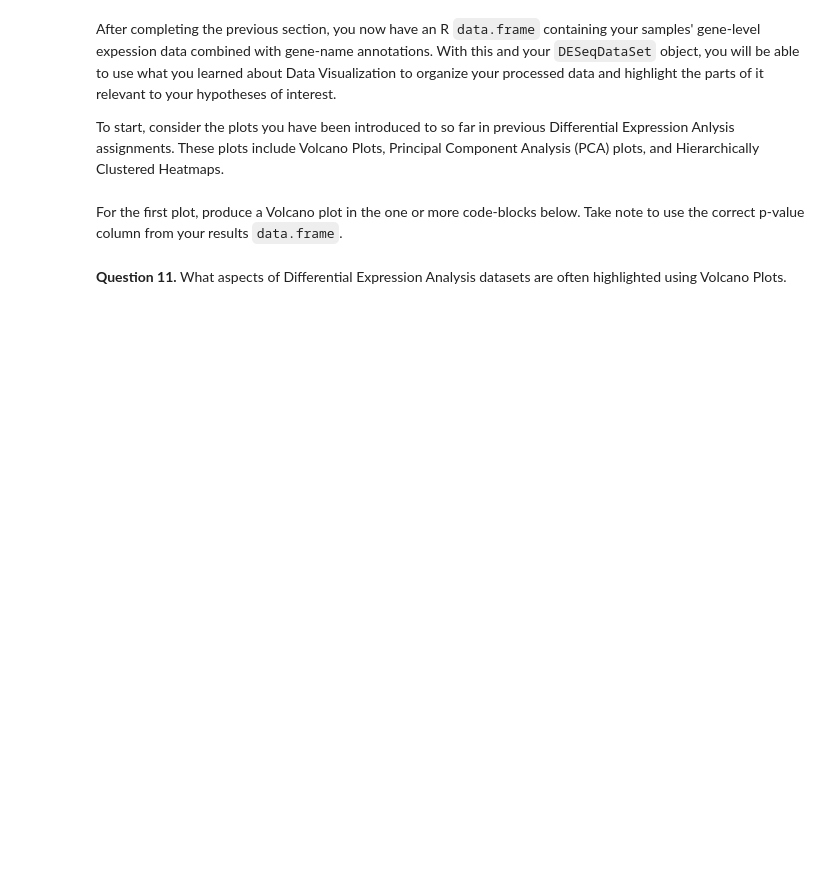
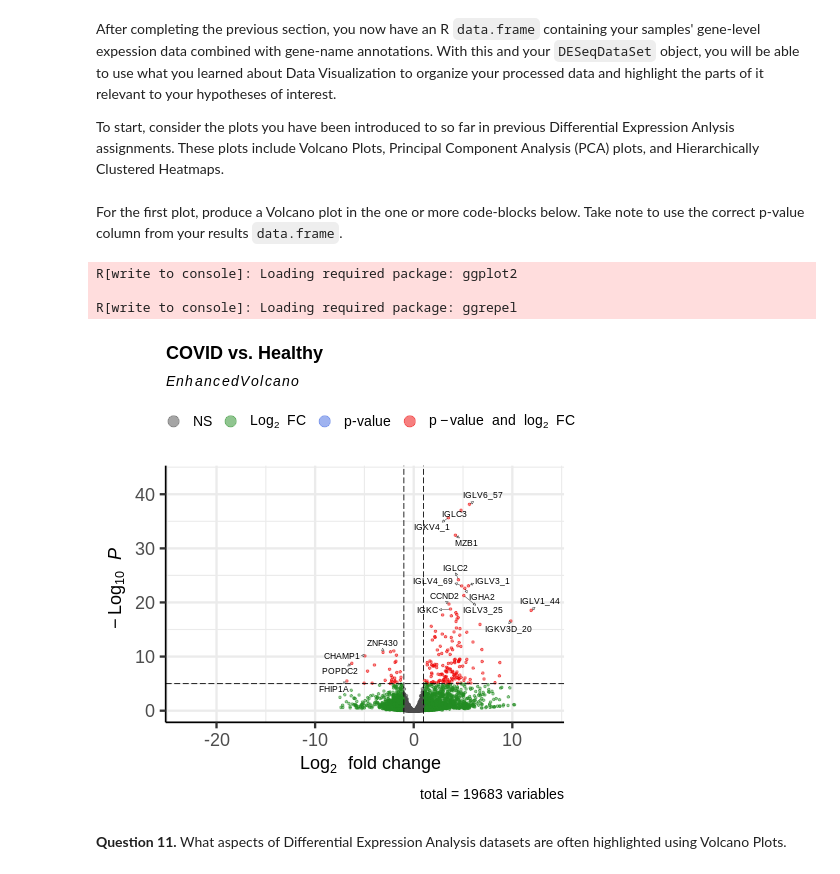
Before and after one commit to CynthiaFlaire/Bioinformatics-Course-2022_FinalProjectExample, a Jupyter notebook: notebook/USMFFinalProject_MyKey.ipynb, the cells around one changed output. Saved outputs shown, nothing was run; the diff lists cells and outputs as text; code cells hidden in the pictures; blank space fills up the shorter version.

```diff
--- a/notebook/USMFFinalProject_Public.ipynb
+++ b/notebook/USMFFinalProject_MyKey.ipynb
@@ -213,2 +508,5 @@ The output of these two code-blocks is an R SummarizedExperiment object storing
 # %% [markdown]
 For the reason you just described, run the normalization and statisical test steps of DEA using one or more code-blocks below.
+# %%
+%%R
+dds <- DESeqDataSet(geneSummarizedExp, design = ~ condition)
@@ -214,0 +515,3 @@ For the reason you just described, run the normalization and statisical test ste
+# %%
+%%R
+dds <- DESeq(dds)
@@ -227,8 +548,11 @@ nrow(dds[ rowSums(counts(dds)) > 1, ])
 # %% [markdown]
 Knowing this, use the above two code-blocks to write R code that will filter out the unexpressed genes. This should produce a reduced version of the R object called `ddsTwo`.
+# %%
+%%R
+ddsTwo <- dds[ rowSums(counts(dds)) > 1, ]
 # %% [markdown]
 Next, fill in each ◼◼◼◼◼ below with the correct `sample_type` label (ex. "Healthy" or "COVID") to extract a results table from the reduced object. The first ◼◼◼◼◼ and second ◼◼◼◼◼ will serve as the numerator and divisor of fold change respectively.
 # %%
 %%R
-resultsTable <- results(ddsTwo, contrast=c("condition","◼◼◼◼◼","◼◼◼◼◼"), tidy=TRUE)
+resultsTable <- results(ddsTwo, contrast=c("condition","COVID","Healthy"), tidy=TRUE)
 head(resultsTable)
@@ -246,6 +600,20 @@ After completing the previous section, you now have an R `data.frame` containing
 To start, consider the plots you have been introduced to so far in previous Differential Expression Anlysis assignments. These plots include Volcano Plots, Principal Component Analysis (PCA) plots, and Hierarchically Clustered Heatmaps.
 # %% [markdown]
 For the first plot, produce a Volcano plot in the one or more code-blocks below. Take note to use the correct p-value column from your results `data.frame`.
+# %%
+%%R
+devtools::install_github('kevinblighe/EnhancedVolcano', quiet = TRUE)
+library(EnhancedVolcano)
+# %% [output]
+R[write to console]: Loading required package: ggplot2
+
+R[write to console]: Loading required package: ggrepel
+# %%
+%%R
+#pdf("volcanoPlot.pdf", width = 9, height = 9)
+EnhancedVolcano(resultsTable, x = 'log2FoldChange', y = 'padj', pCutoff = 10e-6, FCcutoff = 1,  pointSize = 1, title = 'COVID vs. Healthy', lab = resultsTable$gene_name, labSize = 3.0,  parseLabels = TRUE, drawConnectors = TRUE, widthConnectors = 0.2)
+# %% [output]
+[figure, added]
 # %% [markdown]
 **Question 11.** What aspects of Differential Expression Analysis datasets are often highlighted using Volcano Plots.
 # %% [markdown]
```
Also changed, not shown: parts of 75 cells of this notebook.
